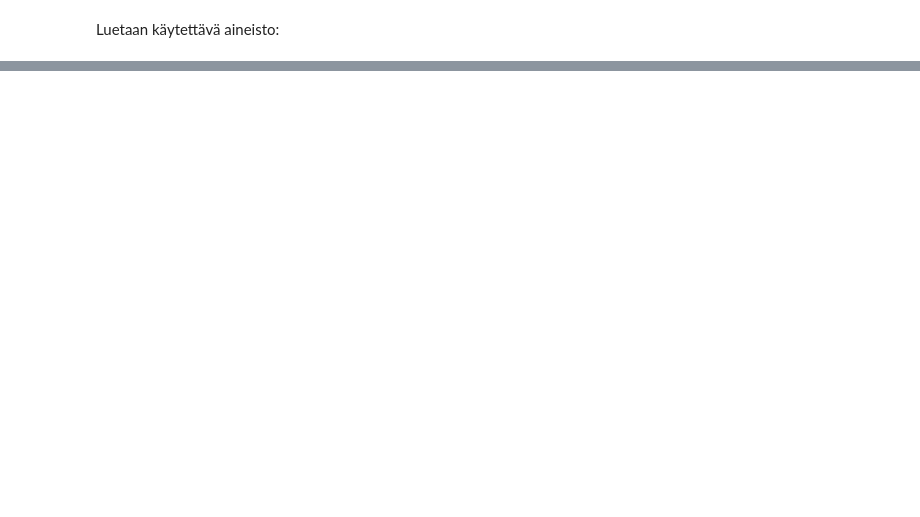
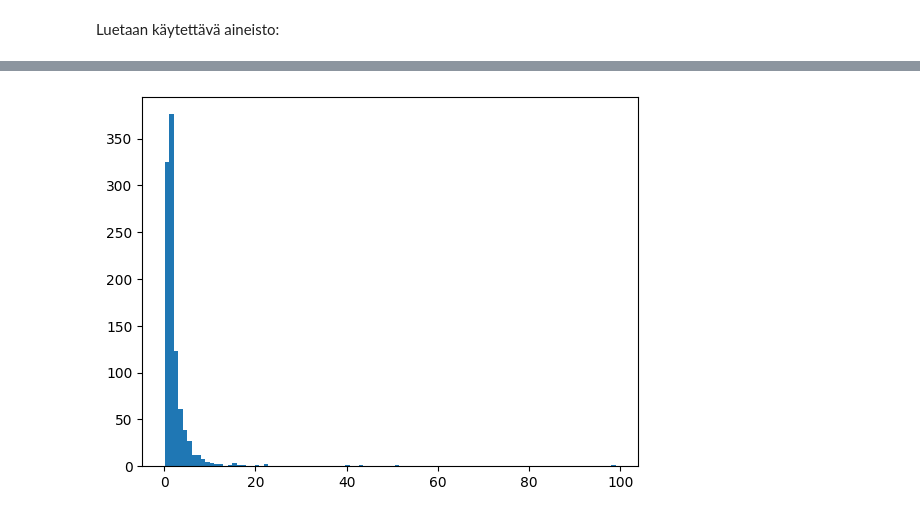
Before and after one commit to RaimoHaikari/data-analytiikka, a Jupyter notebook: applied-predictive-modelling/data-pre-processing.ipynb, the cells around one changed output, grey strips where cells are left out. Saved outputs shown, nothing was run; the diff lists cells and outputs as text; code cells hidden in the pictures; blank space fills up the shorter version.

```diff
--- a/applied-predictive-modelling/data-pre-processing.ipynb
+++ b/applied-predictive-modelling/data-pre-processing.ipynb
@@ -27,0 +47,3 @@ segmentationOriginal.head()
+# %%
+ehto = segmentationOriginal['Case'] == 'Train'
+segData = segmentationOriginal[ehto].copy(deep=True)
@@ -27,0 +52,6 @@ segmentationOriginal.head()
+# %%
+cellID = segData['Cell'].values
+cellClass = segData['Class'].values
+cellCase = segData['Case'].values
+
+segData.drop(['Cell', 'Class', 'Case'], axis=1, inplace = True)
@@ -27,0 +174,5 @@ segmentationOriginal.head()
+# %%
+kwargs = dict(histtype='stepfilled', alpha=1.0, bins=100, density = False)
+plt.hist(segData['KurtIntenCh1'].values, **kwargs);
+# %% [output]
+[figure, added]
```
Also changed, not shown: parts of 18 cells of this notebook.
